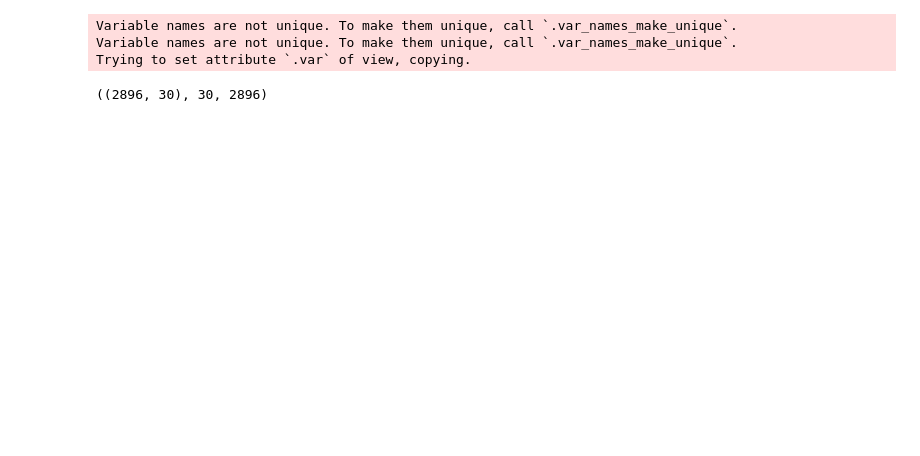
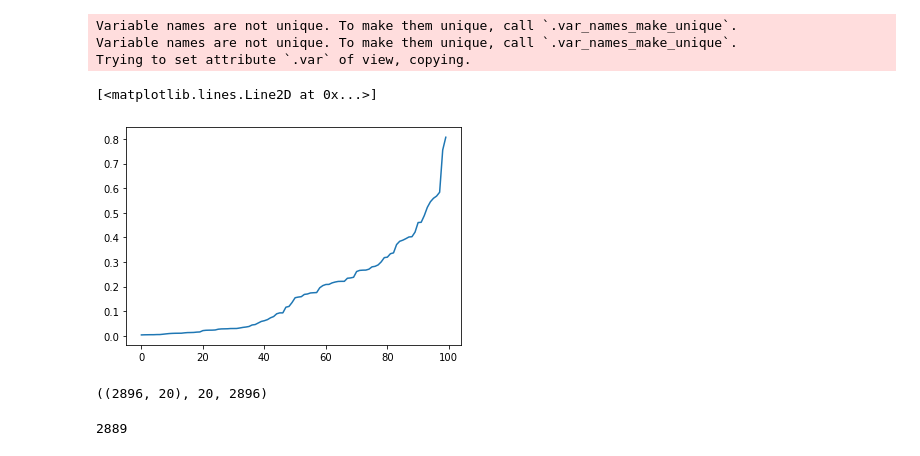
Before and after one commit to cnellington/CMU-Genomics-Final, a Jupyter notebook: experiments/single_trajectory.ipynb, the cells around one changed output. Cells and saved outputs as stored; diff of their text form; code cells hidden in the pictures; blank space fills up the shorter version.

```diff
--- a/experiments/single_trajectory.ipynb
+++ b/experiments/single_trajectory.ipynb
@@ -13,22 +14,32 @@ import pandas as pd
 # %%
-samples, sample_genes, sample_barcodes = dataloader.load_processed_spots()
+samples, sample_genes, sample_barcodes = dataloader.load_processed_spots(n_genes=20)
 positions = dataloader.load_positions(sample_barcodes, positions_path='../data/spatial/tissue_positions_list.csv')
 # %% [output]
 Variable names are not unique. To make them unique, call `.var_names_make_unique`.
 Variable names are not unique. To make them unique, call `.var_names_make_unique`.
 Trying to set attribute `.var` of view, copying.
+# %%
+variances = np.var(samples, axis=0).tolist()[0]
+variances = np.sort(variances)
+plt.plot(variances)
+# %% [output]
+[<matplotlib.lines.Line2D at 0x...>]
+[figure, added]
 # %%
 samples.shape, len(sample_genes), len(sample_barcodes)
 # %% [output]
-((2896, 30), 30, 2896)
+((2896, 20), 20, 2896)
 # %%
 # get times
-timedict = pickle.load(open('../data/pseudo_exprdist.pickle', 'rb+'))
+timedict = pickle.load(open('../data/pseudo_dist2.pickle', 'rb+'))
 times = np.array(list(timedict.keys()))
 time_barcodes = np.array(list(timedict.values()))
 idx = np.argsort(times)
 times = times[idx]
 time_barcodes = time_barcodes[idx]
+len(timedict)
+# %% [output]
+2889
 # %%
 train_idx = np.zeros(len(times))
 train_idx[::2] = 1
```
Also changed, not shown: parts of 15 cells of this notebook.
